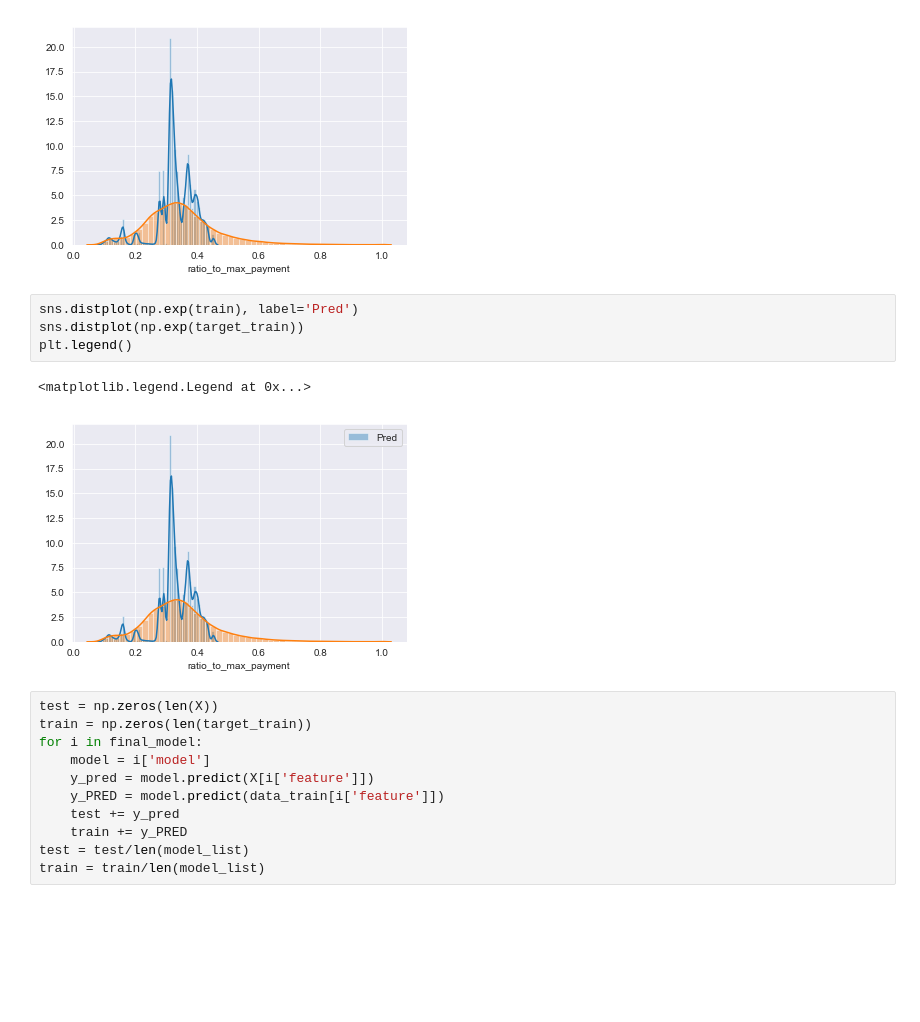
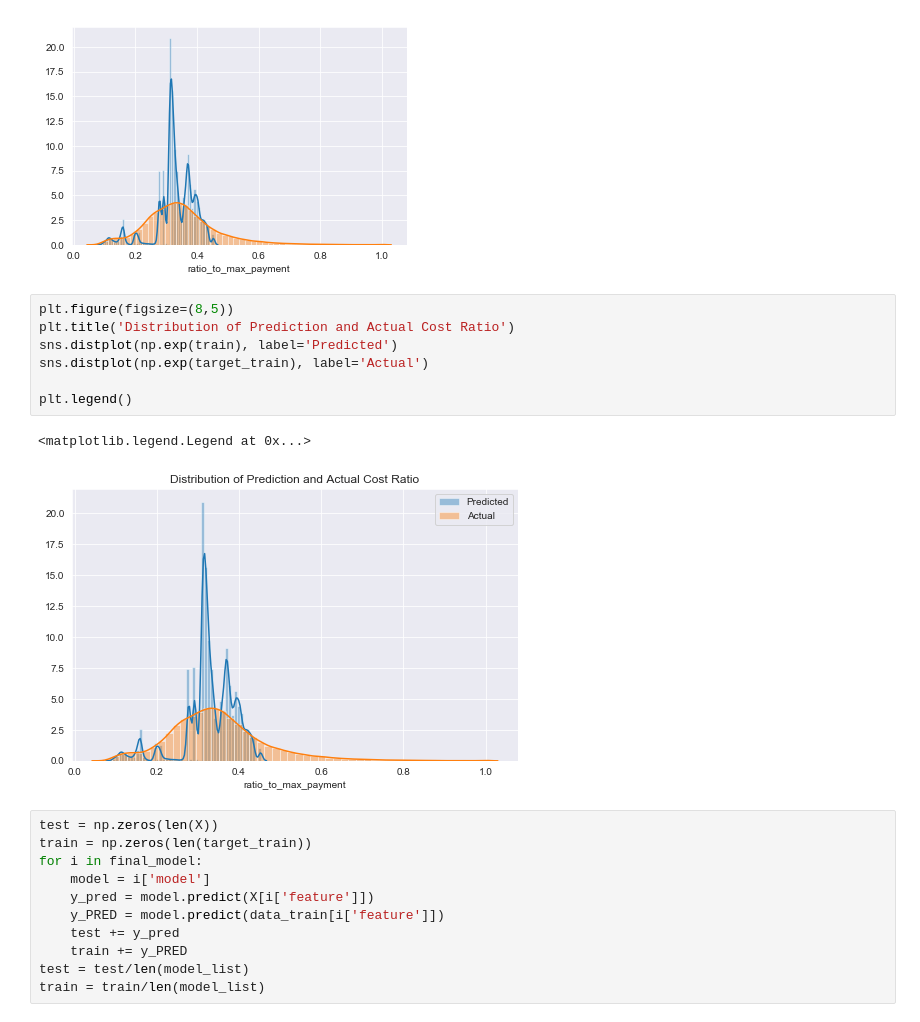
Before and after one commit to menach123/dsc-mod-5-project-online-ds-ft-090919, a Jupyter notebook: decision_tree_CART_forest.ipynb, the cells around one changed output. Drawn from its saved outputs; the diff is of its cells as text; blank space fills up the shorter version.

```diff
--- a/decision_tree_CART_forest.ipynb
+++ b/decision_tree_CART_forest.ipynb
@@ -154,12 +164,15 @@ sns.distplot(np.exp(target_train))
 0.09134314588273593
 [figure]
 # %%
-sns.distplot(np.exp(train), label='Pred')
-sns.distplot(np.exp(target_train))
+plt.figure(figsize=(8,5))
+plt.title('Distribution of Prediction and Actual Cost Ratio')
+sns.distplot(np.exp(train), label='Predicted')
+sns.distplot(np.exp(target_train), label='Actual')
+
 plt.legend()
 # %% [output]
 <matplotlib.legend.Legend at 0x...>
-[figure, old version]
+[figure, new version]
 # %%
 test = np.zeros(len(X))
 train = np.zeros(len(target_train))
```
Also changed, not shown: parts of 4 cells of this notebook, 18 other files.
